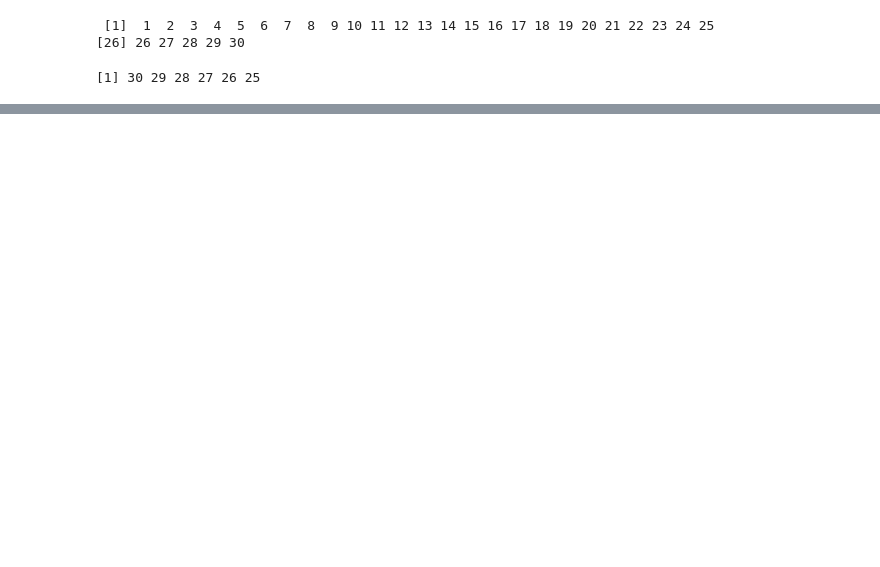
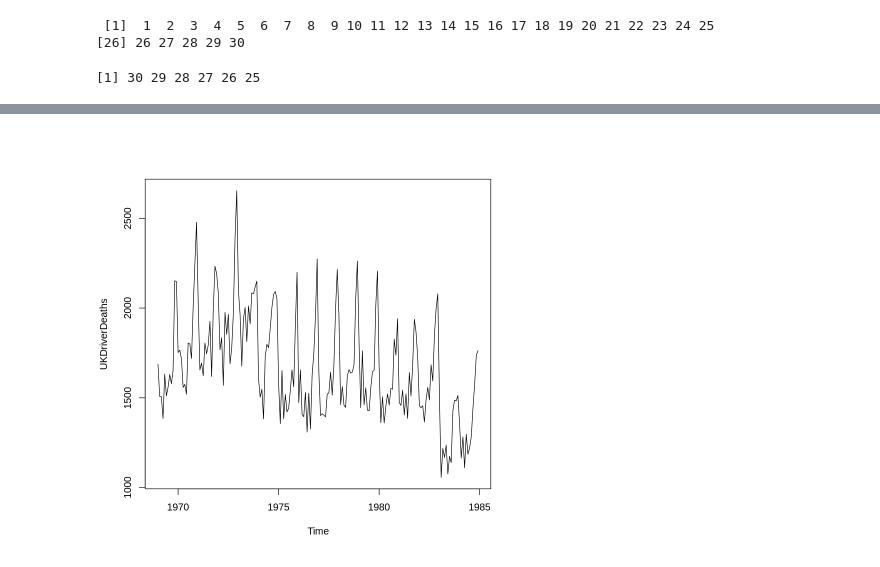
Before and after one commit to EdgarAntonioTorres/fundamentos_progra_big_data, a Jupyter notebook: R.ipynb, the cells around one changed output, grey strips where cells are left out. Saved outputs shown, nothing was run; the diff lists cells and outputs as text; code cells hidden in the pictures; blank space fills up the shorter version.

```diff
--- a/R.ipynb
+++ b/R.ipynb
@@ -179,0 +1906,5 @@ plot(x, sin(x))
+# %%
+# ploteo de datos temporales
+plot(UKDriverDeaths)
+# %% [output]
+[figure, added]
```
Also changed, not shown: parts of 220 cells of this notebook, 1 other file.
